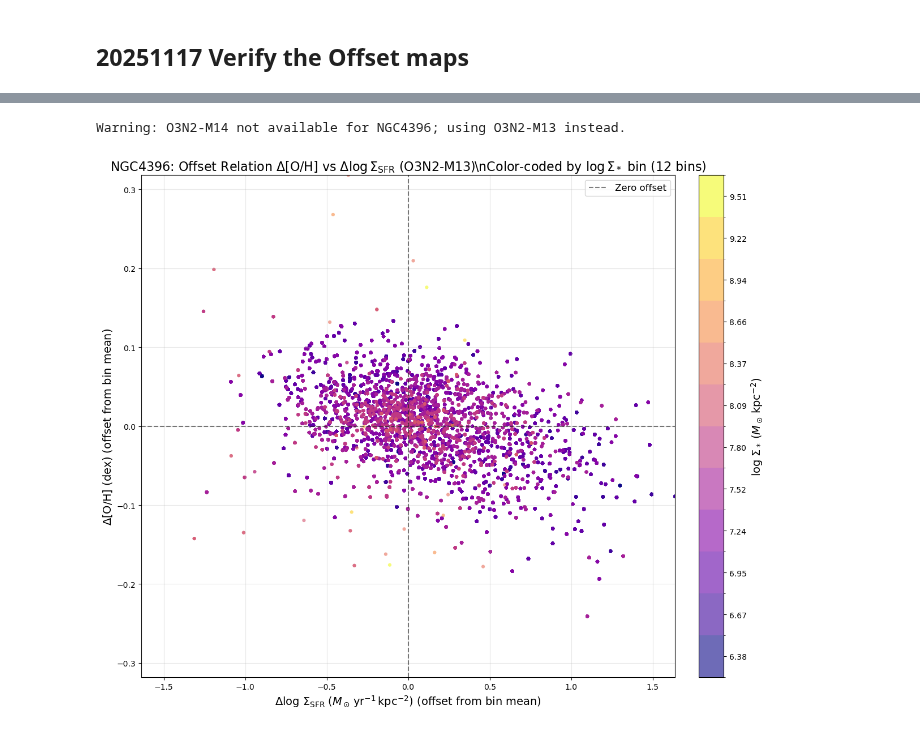
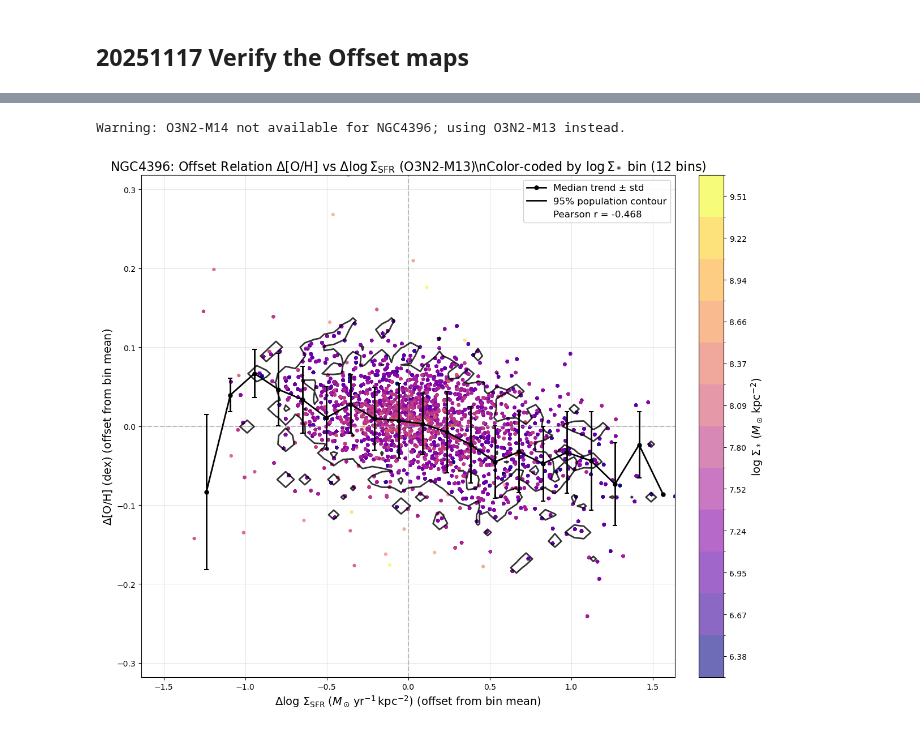
Before and after one commit to Rongjun-ANU/ICRAR-MAUVE, a Jupyter notebook: extended/20251114_NGC4396_SFR_Metallicity_Correlation_Map.ipynb, the cells around one changed output, grey strips where cells are left out. Drawn from its saved outputs; the diff is of its cells as text; code cells hidden in the pictures.

```diff
--- a/extended/20251114_NGC4396_SFR_Metallicity_Correlation_Map.ipynb
+++ b/extended/20251114_NGC4396_SFR_Metallicity_Correlation_Map.ipynb
@@ -1259,6 +1273,8 @@ from astropy.io import fits
 import numpy as np
 import matplotlib.pyplot as plt
 from matplotlib.colors import BoundaryNorm
+from scipy.stats import pearsonr
+from scipy.interpolate import interp1d
 
 # Only focus on NGC4396 for this visualisation
 galaxies = ['NGC4396']
@@ -1353,14 +1369,80 @@ for gal in galaxies:
     all_delta_oh = np.array(all_delta_oh)
     all_bin_colors = np.array(all_bin_colors)
 
+    # Calculate Pearson correlation
+    valid_corr = np.isfinite(all_delta_sfr) & np.isfinite(all_delta_oh)
+    if np.sum(valid_corr) > 2:
+        pearson_r, pearson_p = pearsonr(all_delta_sfr[valid_corr], all_delta_oh[valid_corr])
+    else:
+        pearson_r, pearson_p = np.nan, np.nan
+
     # Create scatter plot with color-coded points
     scatter = ax.scatter(all_delta_sfr, all_delta_oh,
                         c=all_bin_colors, cmap=cmap_discrete, norm=norm_discrete,
                         s=20, alpha=0.6, edgecolors='none', rasterized=True)
 
+    # ------------------------------------------------------------------
+    # Calculate median trend with std error bars
+    # ------------------------------------------------------------------
+    # Create bins for x-axis (Δlog Σ_SFR)
+    n_trend_bins = 20
+    sfr_bins = np.linspace(np.nanmin(all_delta_sfr), np.nanmax(all_delta_sfr), n_trend_bins + 1)
+    sfr_bin_centers = (sfr_bins[:-1] + sfr_bins[1:]) / 2
+
+    medians = []
+    stds = []
+
+    for j in range(n_trend_bins):
+        mask = (all_delta_sfr >= sfr_bins[j]) & (all_delta_sfr < sfr_bins[j+1])
+        if np.sum(mask) > 0:
+            medians.append(np.nanmedian(all_delta_oh[mask]))
+            stds.append(np.nanstd(all_delta_oh[mask]))
+        else:
+            medians.append(np.nan)
+            stds.append(np.nan)
+
+    medians = np.array(medians)
+    stds = np.array(stds)
+
+    # Remove NaN values for plotting
+    valid_trend = np.isfinite(medians) & np.isfinite(stds)
+    if np.sum(valid_trend) > 0:
+        ax.errorbar(sfr_bin_centers[valid_trend], medians[valid_trend], yerr=stds[valid_trend],
+                   color='black', linewidth=2, marker='o', markersize=5,
+                   capsize=3, capthick=1.5, label='Median trend ± std', zorder=10)
+
+    # ------------------------------------------------------------------
+    # Add 95% population contour
+    # ------------------------------------------------------------------
+    from scipy.stats import gaussian_kde
+
+    if np.sum(valid_corr) > 10:
+        try:
+            # Create a 2D histogram for contour
+            H, xedges, yedges = np.histogram2d(all_delta_sfr[valid_corr], all_delta_oh[valid_corr],
+                                               bins=50, density=True)
+
+            # Calculate cumulative distribution
+            H_flat = H.flatten()
+            H_sorted = np.sort(H_flat)[::-1]
+            H_cumsum = np.cumsum(H_sorted)
+            H_cumsum /= H_cumsum[-1]
+
+            # Find threshold for 95% of data
+            threshold_95 = H_sorted[np.where(H_cumsum >= 0.95)[0][0]]
+
+            # Create meshgrid for contour
+            X, Y = np.meshgrid((xedges[:-1] + xedges[1:]) / 2, (yedges[:-1] + yedges[1:]) / 2)
+
+            # Plot contour
+            ax.contour(X, Y, H.T, levels=[threshold_95], colors='black', linewidths=2,
+                      linestyles='solid', alpha=0.8)
+        except:
+            pass  # Skip contour if it fails
+
     # Add zero reference lines
-    ax.axhline(0, color='black', linestyle='--', linewidth=1.5, alpha=0.5, label='Zero offset')
-    ax.axvline(0, color='black', linestyle='--', linewidth=1.5, alpha=0.5)
+    ax.axhline(0, color='gray', linestyle='--', linewidth=1.5, alpha=0.5, zorder=1)
+    ax.axvline(0, color='gray', linestyle='--', linewidth=1.5, alpha=0.5, zorder=1)
 
     # Set symmetric axis limits
     max_abs_sfr = np.nanmax(np.abs(all_delta_sfr))
@@ -1370,35 +1452,46 @@ for gal in galaxies:
 
     # Labels and title
     ax.set_xlabel(r'$\Delta\log\,\Sigma_{\mathrm{SFR}} \; (M_\odot\,\mathrm{yr}^{-1}\,\mathrm{kpc}^{-2})$ (offset from bin mean)',
                   fontsize=14)
     ax.set_ylabel(r'$\Delta$[O/H] (dex) (offset from bin mean)', fontsize=14)
     ax.set_title(rf'{gal}: Offset Relation Δ[O/H] vs Δ$\log\Sigma_{{\mathrm{{SFR}}}}$ ({indicator_name})\n'
                  rf'Color-coded by $\log\Sigma_*$ bin ({n_bins} bins)', fontsize=16)
 
     # Add colorbar matching the binned Σ* map
     cbar = fig.colorbar(scatter, ax=ax, fraction=0.046, pad=0.04)
     cbar.set_label(r'$\log\,\Sigma_* \; (M_\odot\,\mathrm{kpc}^{-2})$', fontsize=14)
     cbar.set_ticks(bin_centers)
     cbar.set_ticklabels([f'{bc:.2f}' for bc in bin_centers])
 
     # Grid and legend
     ax.grid(True, alpha=0.3)
-    ax.legend(loc='best', fontsize=12)
+
+    # Create custom legend with Pearson r
+    from matplotlib.lines import Line2D
+    legend_elements = [
+        Line2D([0], [0], color='black', linewidth=2, marker='o', markersize=5,
+               label='Median trend ± std'),
+        Line2D([0], [0], color='black', linewidth=2, linestyle='solid',
+               label='95% population contour'),
+        Line2D([0], [0], color='none', label=f'Pearson r = {pearson_r:.3f}')
+    ]
+    ax.legend(handles=legend_elements, loc='best', fontsize=12, framealpha=0.9)
 
     plt.tight_layout()
     # plt.savefig(f'{gal}_offset_relation_by_SigmaM_bins.png', dpi=600, bbox_inches='tight')
     # plt.savefig(f'{gal}_offset_relation_by_SigmaM_bins.pdf', bbox_inches='tight')
     plt.show()
 
     print(f"\n{gal}: Offset relation plot complete!")
     print(f"  Total pixels plotted: {len(all_delta_sfr):,}")
     print(f"  Δlog(Σ_SFR) range: {np.nanmin(all_delta_sfr):.3f} to {np.nanmax(all_delta_sfr):.3f}")
     print(f"  Δ[O/H] range: {np.nanmin(all_delta_oh):.3f} to {np.nanmax(all_delta_oh):.3f}")
     print(f"  Number of Σ* bins: {n_bins}")
     print(f"  Σ* range: {sigmaM_min:.3f} to {sigmaM_max:.3f}")
+    print(f"  Pearson r = {pearson_r:.3f} (p = {pearson_p:.3e})")
 # %% [output]
 Warning: O3N2-M14 not available for NGC4396; using O3N2-M13 instead.
-[figure, old version]
+[figure, new version]
 NGC4396: Offset relation plot complete!
   Total pixels plotted: 81,745
   Δlog(Σ_SFR) range: -1.313 to 1.638
```
Also changed, not shown: parts of 3 cells of this notebook, 12 other files.
